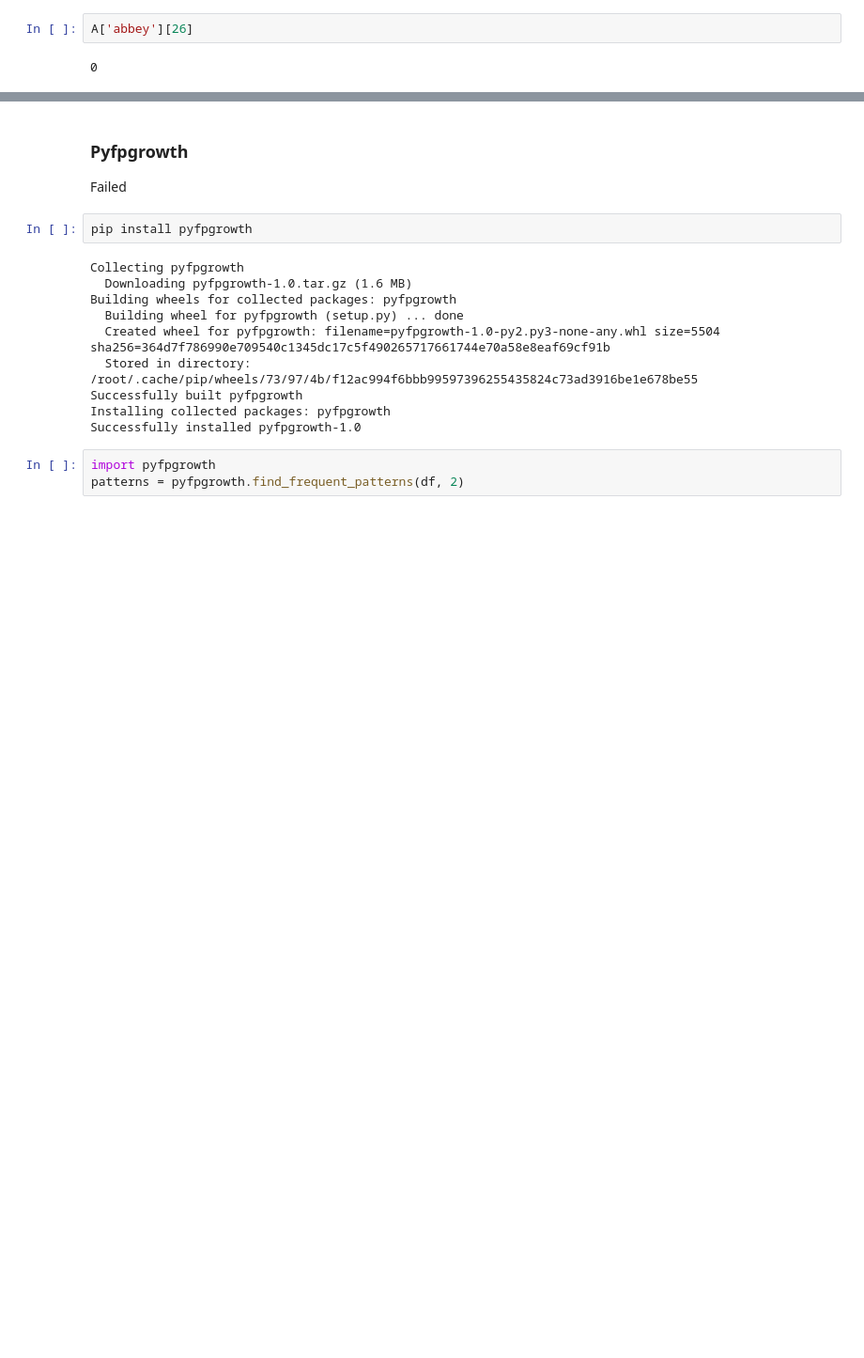
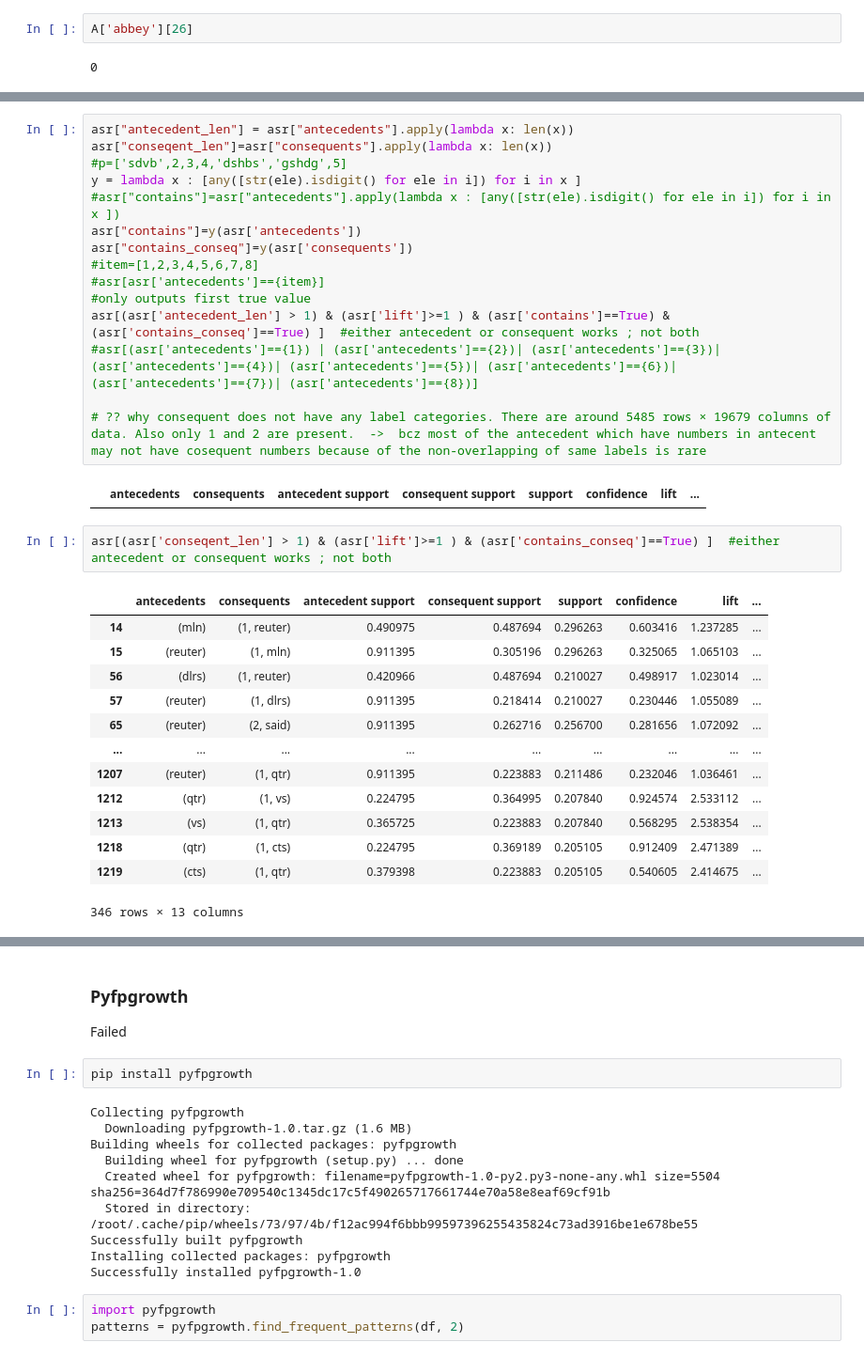
Before and after one commit to Airinelizabath/Association-Rule-Mining, a Jupyter notebook: exp2.ipynb, the cells around one changed output, grey strips where cells are left out. Shown at 94% size. Drawn from its saved outputs; the diff is of its cells as text; blank space fills up the shorter version.

```diff
--- a/exp2.ipynb
+++ b/exp2.ipynb
@@ -435,0 +499,33 @@ association_rules(fp, metric='confidence', min_threshold=0.2, support_only=False
+# %%
+asr["antecedent_len"] = asr["antecedents"].apply(lambda x: len(x))
+asr["conseqent_len"]=asr["consequents"].apply(lambda x: len(x))
+#p=['sdvb',2,3,4,'dshbs','gshdg',5]
+y = lambda x : [any([str(ele).isdigit() for ele in i]) for i in x ]
+#asr["contains"]=asr["antecedents"].apply(lambda x : [any([str(ele).isdigit() for ele in i]) for i in x ])
+asr["contains"]=y(asr['antecedents'])
+asr["contains_conseq"]=y(asr['consequents'])
+#item=[1,2,3,4,5,6,7,8]
+#asr[asr['antecedents']=={item}]
+#only outputs first true value
+asr[(asr['antecedent_len'] > 1) & (asr['lift']>=1 ) & (asr['contains']==True) & (asr['contains_conseq']==True) ]  #either antecedent or consequent works ; not both
+#asr[(asr['antecedents']=={1}) | (asr['antecedents']=={2})| (asr['antecedents']=={3})| (asr['antecedents']=={4})| (asr['antecedents']=={5})| (asr['antecedents']=={6})| (asr['antecedents']=={7})| (asr['antecedents']=={8})]
+
+# ?? why consequent does not have any label categories. There are around 5485 rows × 19679 columns of data. Also only 1 and 2 are present.  ->  bcz most of the antecedent which have numbers in antecent may not have cosequent numbers because of the non-overlapping of same labels is rare
+# %% [output]
+|  | antecedents | consequents | antecedent support | consequent support | support | confidence | lift | ... |
+# %%
+asr[(asr['conseqent_len'] > 1) & (asr['lift']>=1 ) & (asr['contains_conseq']==True) ]  #either antecedent or consequent works ; not both
+# %% [output]
+|  | antecedents | consequents | antecedent support | consequent support | support | confidence | lift | ... |
+| 14 | (mln) | (1, reuter) | 0.490975 | 0.487694 | 0.296263 | 0.603416 | 1.237285 | ... |
+| 15 | (reuter) | (1, mln) | 0.911395 | 0.305196 | 0.296263 | 0.325065 | 1.065103 | ... |
+| 56 | (dlrs) | (1, reuter) | 0.420966 | 0.487694 | 0.210027 | 0.498917 | 1.023014 | ... |
+| 57 | (reuter) | (1, dlrs) | 0.911395 | 0.218414 | 0.210027 | 0.230446 | 1.055089 | ... |
+| 65 | (reuter) | (2, said) | 0.911395 | 0.262716 | 0.256700 | 0.281656 | 1.072092 | ... |
+| ... | ... | ... | ... | ... | ... | ... | ... | ... |
+| 1207 | (reuter) | (1, qtr) | 0.911395 | 0.223883 | 0.211486 | 0.232046 | 1.036461 | ... |
+| 1212 | (qtr) | (1, vs) | 0.224795 | 0.364995 | 0.207840 | 0.924574 | 2.533112 | ... |
+| 1213 | (vs) | (1, qtr) | 0.365725 | 0.223883 | 0.207840 | 0.568295 | 2.538354 | ... |
+| 1218 | (qtr) | (1, cts) | 0.224795 | 0.369189 | 0.205105 | 0.912409 | 2.471389 | ... |
+| 1219 | (cts) | (1, qtr) | 0.379398 | 0.223883 | 0.205105 | 0.540605 | 2.414675 | ... |
+346 rows × 13 columns
```
Also changed, not shown: parts of 31 cells of this notebook.
